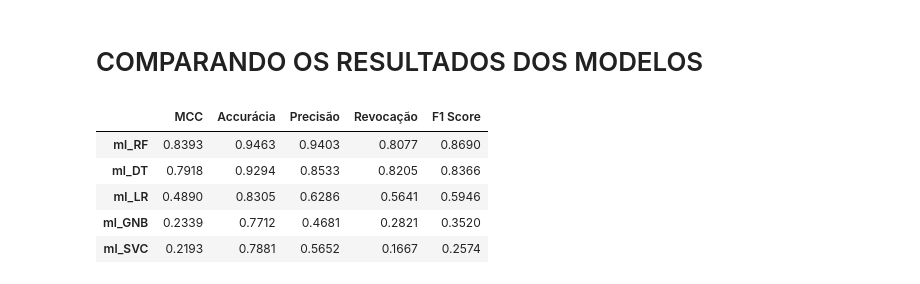
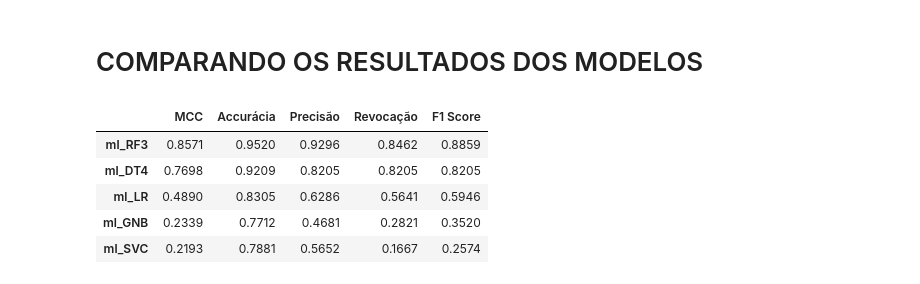
Before and after one commit to Mastroiani/TCC, a Jupyter notebook: MLDT.ipynb, the cells around one changed output. Drawn from its saved outputs; the diff is of its cells as text; code cells hidden in the pictures.

```diff
--- a/MLDT.ipynb
+++ b/MLDT.ipynb
@@ -1136,40 +1135,38 @@ Variáveis Reais:
 # %%
 file_name = '/content/drive/MyDrive/ml_RF3.pkl'
 pickle.dump(ml_RF3, open(file_name,'wb'))
-# %%
-mcc = matthews_corrcoef(yval, yv_pred)
 # %% [markdown]
 # COMPARANDO OS RESULTADOS DOS MODELOS
 # %%
-models = [ml_SVC, ml_GNB, ml_LR, ml_DT, ml_RF]
-models_name = ['ml_SVC', 'ml_GNB', 'ml_LR', 'ml_DT', 'ml_RF']
+models = [ml_SVC, ml_GNB, ml_LR, ml_DT3, ml_RF3]
+models_name = ['ml_SVC', 'ml_GNB', 'ml_LR', 'ml_DT4', 'ml_RF3']
 mcc_ls=[]
 acc_ls=[]
 rec_ls=[]
 f1_sc_ls=[]
 prec_ls=[]
 results_dic = {'MCC': mcc_ls, 'Accurácia': acc_ls, 'Precisão': prec_ls, 'Revocação': rec_ls, 'F1 Score': f1_sc_ls}
 
 for ml in models:
   y_pred = ml.predict(X_test)
   mcc = matthews_corrcoef(y_test, y_pred)
   mcc_ls.append(mcc)
   acc = accuracy_score(y_test, y_pred)
   acc_ls.append(acc)
   rec = recall_score(y_test, y_pred)
   rec_ls.append(rec)
   prec = precision_score(y_test, y_pred)
   prec_ls.append(prec)
   f1_sc = f1_score(y_test, y_pred)
   f1_sc_ls.append(f1_sc)
 
 
 df_mcc = pd.DataFrame(results_dic, index = models_name).sort_values(by='MCC', ascending=False).round(4)
 df_mcc
 # %% [output]
 |  | MCC | Accurácia | Precisão | Revocação | F1 Score |
-| ml_RF | 0.8393 | 0.9463 | 0.9403 | 0.8077 | 0.8690 |
-| ml_DT | 0.7918 | 0.9294 | 0.8533 | 0.8205 | 0.8366 |
+| ml_RF3 | 0.8571 | 0.9520 | 0.9296 | 0.8462 | 0.8859 |
+| ml_DT4 | 0.7698 | 0.9209 | 0.8205 | 0.8205 | 0.8205 |
 | ml_LR | 0.4890 | 0.8305 | 0.6286 | 0.5641 | 0.5946 |
 | ml_GNB | 0.2339 | 0.7712 | 0.4681 | 0.2821 | 0.3520 |
 | ml_SVC | 0.2193 | 0.7881 | 0.5652 | 0.1667 | 0.2574 |
```
Also changed, not shown: parts of 5 cells of this notebook.
